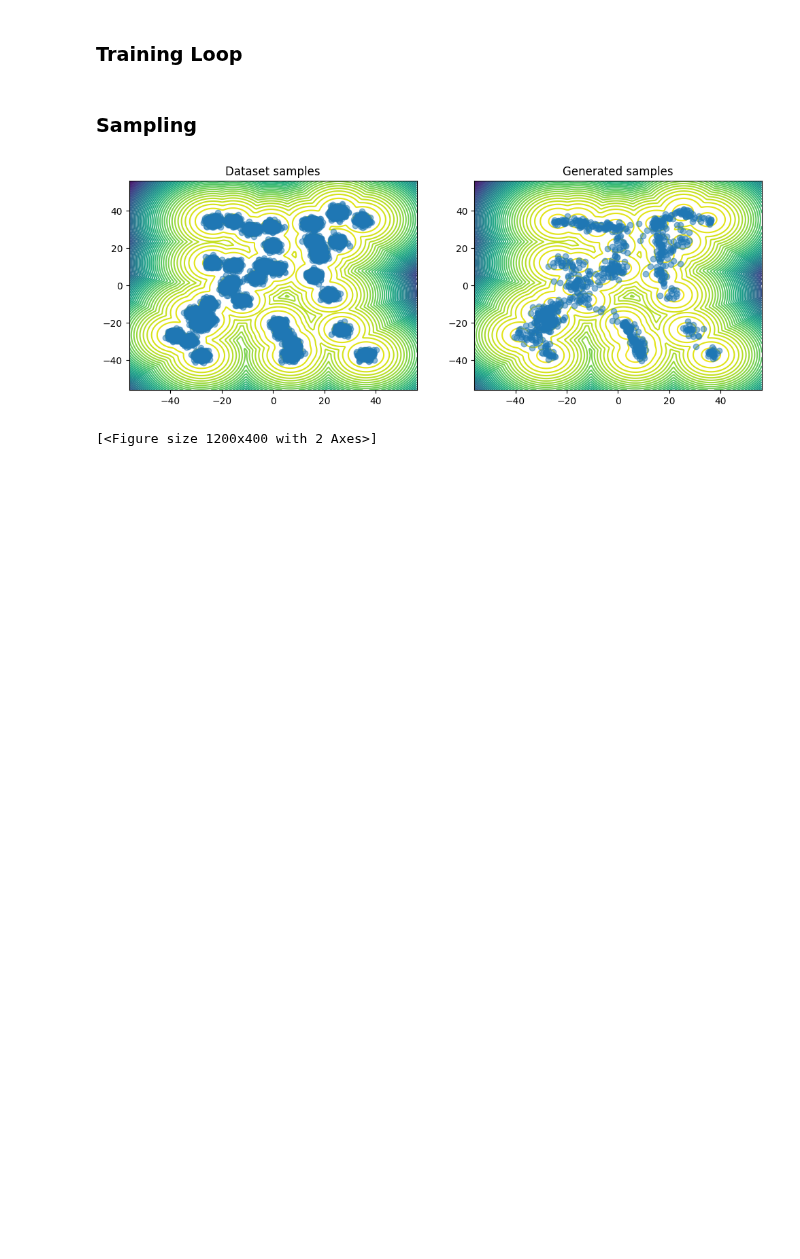
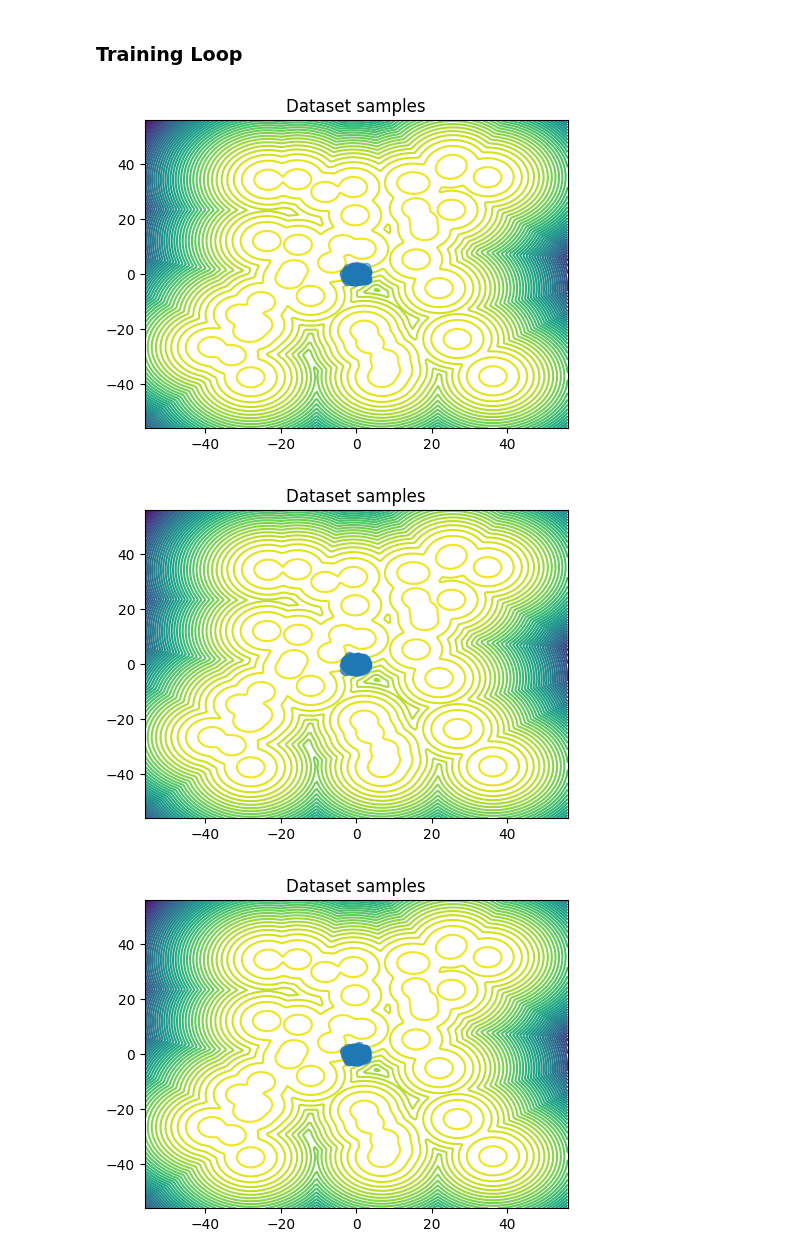
Before and after one commit to taraak/pita, a Jupyter notebook: active_inference.ipynb, the cells around one changed output. Drawn from its saved outputs; the diff is of its cells as text; code cells hidden in the pictures; blank space fills up the shorter version.

```diff
--- a/active_inference.ipynb
+++ b/active_inference.ipynb
@@ -147,19 +169,0 @@ num_train_epochs = 200
-# %%
-for epoch in tqdm(range(num_train_epochs)):
-    total_loss = 0.
-    for i, data in enumerate(trainloader):
-        # pdb.set_trace()
-        data = data[0].to(device)
-        opt.zero_grad()
-        loss = diffusion(data)
-        total_loss += loss.item()
-        loss.backward()
-        opt.step()
-# %% [markdown]
-### Sampling
-# %%
-sampled_points = diffusion.sample(batch_size = 1000)
-plot_dataset(unnormalize(dataset, global_mins, global_maxs), unnormalize(sampled_points, global_mins, global_maxs))
-# %% [output]
-[figure, removed]
-[<Figure size 1200x400 with 2 Axes>]
@@ -166,16 +172,51 @@ plot_dataset(unnormalize(dataset, global_mins, global_maxs), unnormalize(sampled
+# %%
+num_samples = 2048
 # %%
 outer_epochs = 10
 inner_epochs = 200
+reward_epochs = 200
+
 
 # Outer Loop
 for epoch in tqdm(range(outer_epochs)):
     diffusion = GaussianDiffusion(
     model,
     image_size = 2,
     timesteps = 1000,          # number of steps
     auto_normalize= False      # data is already normalized, output will be in range [-1, 1]
     ).to(device)
 
-    opt = Adam(diffusion.parameters())
+    opt_diffusion = Adam(diffusion.parameters())
 
     # Reward classifier training
+    reward_model = train_reward_model(reward_model, trainloader, n_epochs=reward_epochs)
+
+    # Inner Loop
+    for epoch in range(inner_epochs):
+        total_loss = 0.
+        for i, data in enumerate(trainloader):
+            # pdb.set_trace()
+            data = data[0].to(device)
+            opt_diffusion.zero_grad()
+            loss = diffusion(data)
+            total_loss += loss.item()
+            loss.backward()
+            opt_diffusion.step()
+
+    guidance_fn = lambda x: grad(reward_model(x), x, create_graph=True)[0]
+
+    # Update Dataset
+    samples = diffusion.sample(num_samples, cond_fn=guidance_fn).to(device).detach()
+    unnormalized_samples = unnormalize(samples, global_mins, global_maxs)
+
+    samples_energy = target.log_prob(unnormalized_samples).detach()
+    normalized_samples, global_mins, global_maxs = normalize(unnormalized_samples)
+    train_dataset = TensorDataset(normalized_samples, samples_energy)
+    trainloader = DataLoader(train_dataset, batch_size = 512, shuffle=True)
+
+    plot_dataset(unnormalized_samples)
+    plt.show()
+# %% [output]
+[figure, added]
+[figure, added]
+[figure, added]
```
Also changed, not shown: parts of 10 cells of this notebook.
